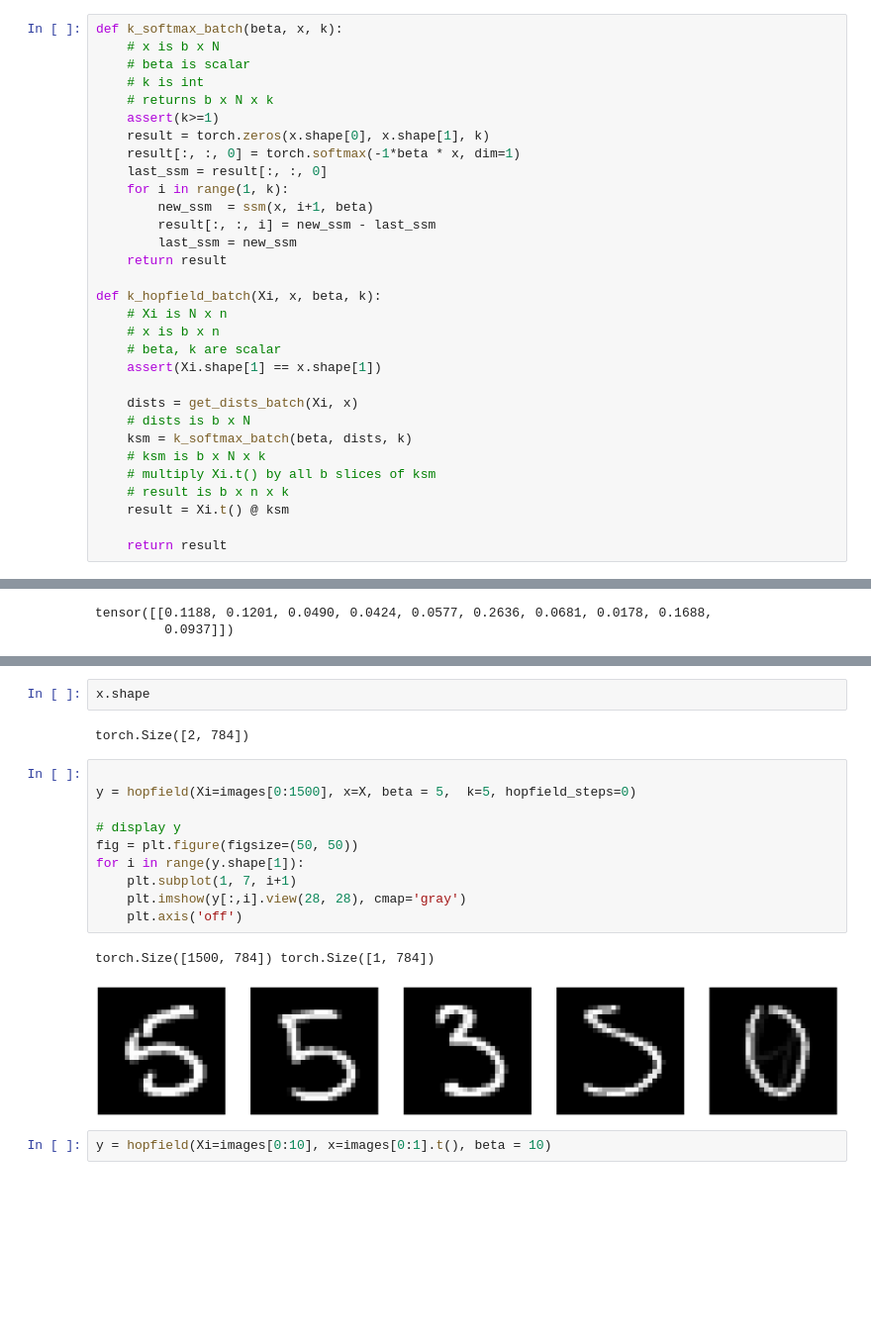
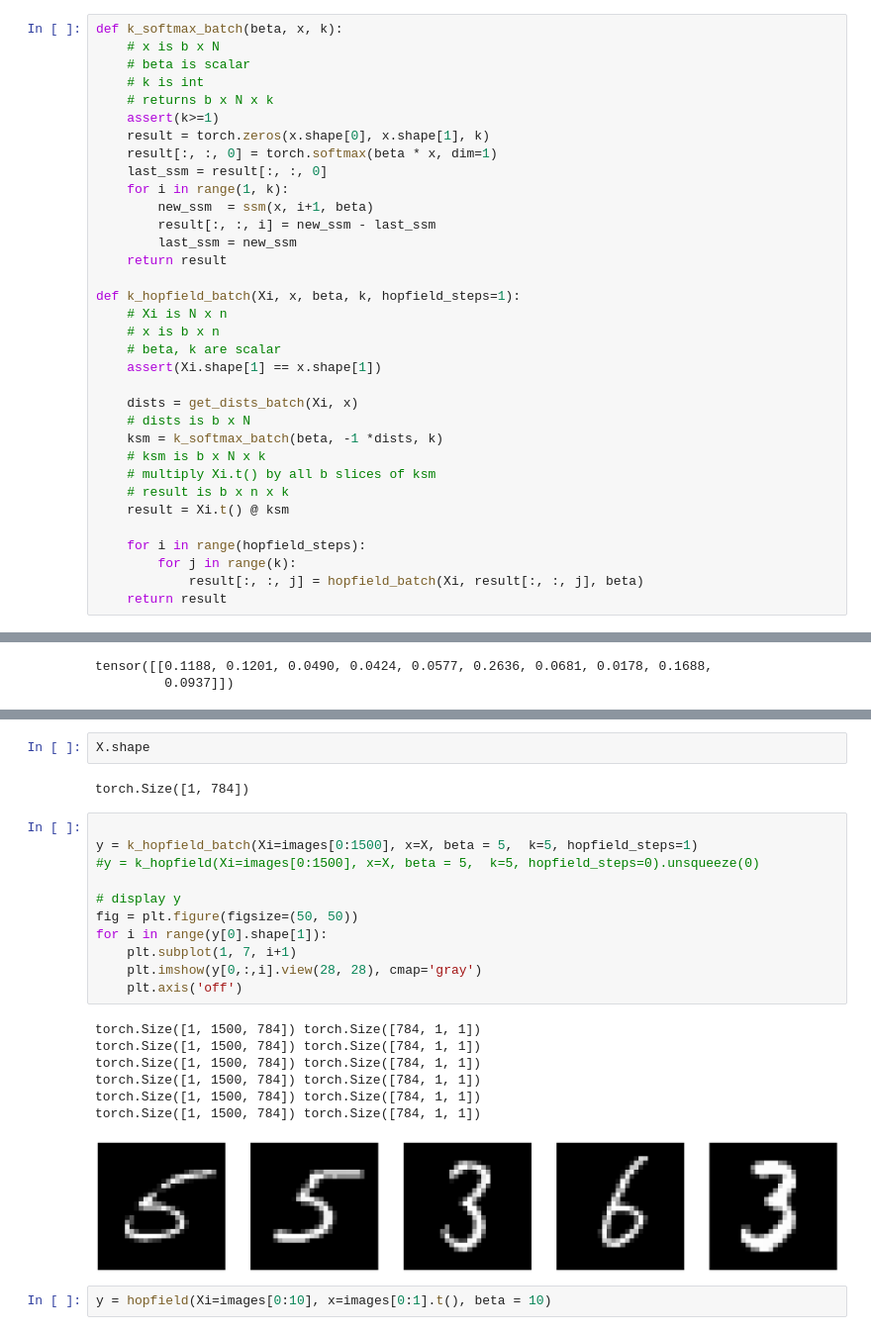
Before and after one commit to seanjaffe1/khopfield, a Jupyter notebook: sandbox.ipynb, the cells around one changed output, grey strips where cells are left out. Shown at 99% size. Saved outputs shown, nothing was run; the diff lists cells and outputs as text; blank space fills up the shorter version.

Commit message:
implemented batch k_hopfield

```diff
--- a/sandbox.ipynb
+++ b/sandbox.ipynb
@@ -131,7 +131,7 @@ def k_softmax_batch(beta, x, k):
     # returns b x N x k
     assert(k>=1)
     result = torch.zeros(x.shape[0], x.shape[1], k)
-    result[:, :, 0] = torch.softmax(-1*beta * x, dim=1)
+    result[:, :, 0] = torch.softmax(beta * x, dim=1)
     last_ssm = result[:, :, 0]
     for i in range(1, k):
         new_ssm  = ssm(x, i+1, beta)
@@ -139,7 +139,7 @@ def k_softmax_batch(beta, x, k):
         last_ssm = new_ssm
     return result
 
-def k_hopfield_batch(Xi, x, beta, k):
+def k_hopfield_batch(Xi, x, beta, k, hopfield_steps=1):
     # Xi is N x n
     # x is b x n
     # beta, k are scalar
@@ -147,12 +147,15 @@ def k_hopfield_batch(Xi, x, beta, k):
 
     dists = get_dists_batch(Xi, x)
     # dists is b x N
-    ksm = k_softmax_batch(beta, dists, k)
+    ksm = k_softmax_batch(beta, -1 *dists, k)
     # ksm is b x N x k
     # multiply Xi.t() by all b slices of ksm
     # result is b x n x k
     result = Xi.t() @ ksm
 
+    for i in range(hopfield_steps):
+        for j in range(k):
+            result[:, :, j] = hopfield_batch(Xi, result[:, :, j], beta)
     return result
 # %%
 def k_softmax(beta, x, k):
@@ -212,20 +227,26 @@ plt.axis('off')
 # %%
-x.shape
+X.shape
 # %% [output]
-torch.Size([2, 784])
+torch.Size([1, 784])
 # %%
 
-y = hopfield(Xi=images[0:1500], x=X, beta = 5,  k=5, hopfield_steps=0)
+y = k_hopfield_batch(Xi=images[0:1500], x=X, beta = 5,  k=5, hopfield_steps=1)
+#y = k_hopfield(Xi=images[0:1500], x=X, beta = 5,  k=5, hopfield_steps=0).unsqueeze(0)
 
 # display y
 fig = plt.figure(figsize=(50, 50))
-for i in range(y.shape[1]):
+for i in range(y[0].shape[1]):
     plt.subplot(1, 7, i+1)
-    plt.imshow(y[:,i].view(28, 28), cmap='gray')
+    plt.imshow(y[0,:,i].view(28, 28), cmap='gray')
     plt.axis('off')
 # %% [output]
-torch.Size([1500, 784]) torch.Size([1, 784])
+torch.Size([1, 1500, 784]) torch.Size([784, 1, 1])
+torch.Size([1, 1500, 784]) torch.Size([784, 1, 1])
+torch.Size([1, 1500, 784]) torch.Size([784, 1, 1])
+torch.Size([1, 1500, 784]) torch.Size([784, 1, 1])
+torch.Size([1, 1500, 784]) torch.Size([784, 1, 1])
+torch.Size([1, 1500, 784]) torch.Size([784, 1, 1])
-[figure, old version]
+[figure, new version]
 # %%
 y = hopfield(Xi=images[0:10], x=images[0:1].t(), beta = 10)
 # %% [output]
```
Also changed, not shown: parts of 8 cells of this notebook.
